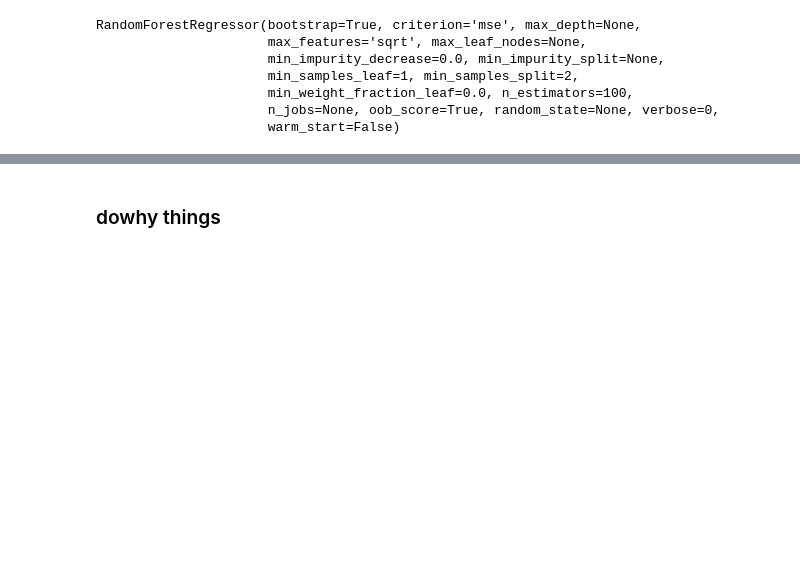
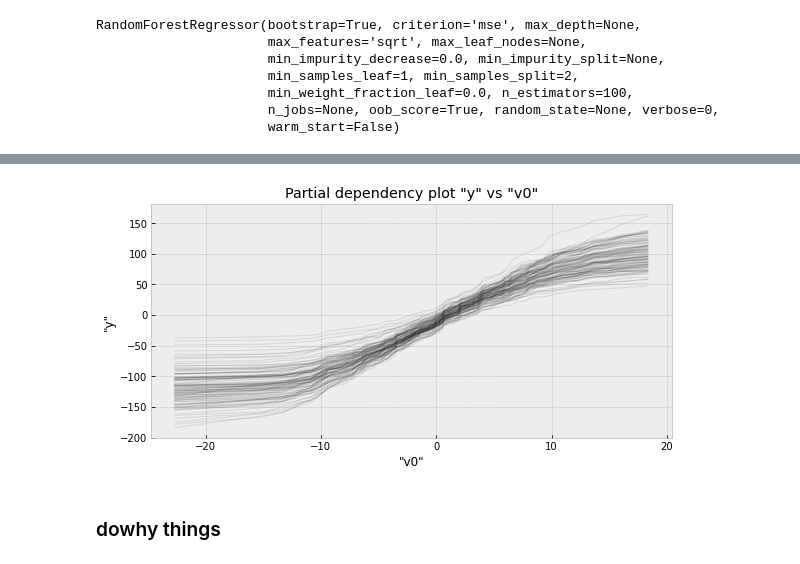
Before and after one commit to eschmidt42/bcg, a Jupyter notebook: notebooks/00_tests.ipynb, the cells around one changed output, grey strips where cells are left out. Cells and saved outputs as stored; diff of their text form; code cells hidden in the pictures; blank space fills up the shorter version.

Commit message:
added partial dependency plot

```diff
--- a/notebooks/00_tests.ipynb
+++ b/notebooks/00_tests.ipynb
@@ -409,0 +412,32 @@ plt.show()
+# %%
+#export
+def partial_dependence(m, X:np.ndarray, y:np.ndarray, x_cols:list,
+                       idp_col:str, max_num_obs:int=100, max_num_ys:int=10):
+    n_obs, n_row = X.shape
+    ys = {}
+    ix = x_cols.index(idp_col)
+
+    idp_vals = np.unique(X[:,ix])
+    idp_vals = idp_vals[::len(idp_vals)//max_num_ys]
+
+    if max_obs:
+        if max_obs >= n_obs:
+            ixs = np.arange(n_obs)
+        else:
+            ixs = np.random.choice(np.arange(n_obs), size=max_num_obs,
+                                   replace=False)
+    for i, val in enumerate(idp_vals):
+        _X = X[ixs,:].copy()
+        _X[:,ix] = val
+        _y = m.predict(_X)
+        ys[i] = _y.copy()
+
+    part_deps = pd.DataFrame({val: ys[i] for i,val in enumerate(idp_vals)})
+    return part_deps
+# %%
+idp_col = 'v0'
+max_num_obs = 100
+max_num_ys = 100
+part_dep_res = partial_dependence(m, X, y, x_cols, idp_col,
+                                  max_num_obs=max_num_obs,
+                                  max_num_ys=max_num_ys)
@@ -410,3 +454,17 @@ plt.show()
+# %%
+#export
+def plot_partial_dependency(part_dep_res:pd.DataFrame, idp_col:str,
+                            target:str):
+    fig, ax = plt.subplots(figsize=(8,4), constrained_layout=True)
+    x = part_dep_res.columns.values
+    for i, row in part_dep_res.iterrows():
+        ax.plot(x, row.values, alpha=.1, lw=1, color='black')
+    ax.set(xlabel=f'"{idp_col}"', ylabel=f'"{target}"', title=f'Partial dependency plot "{target}" vs "{idp_col}"')
+    plt.show()
+# %%
+plot_partial_dependency(part_dep_res, idp_col, target)
+# %% [output]
+[figure, added]
 # %% [markdown]
 ### dowhy things
 # %% [markdown]
```
Also changed, not shown: parts of 12 cells of this notebook.
